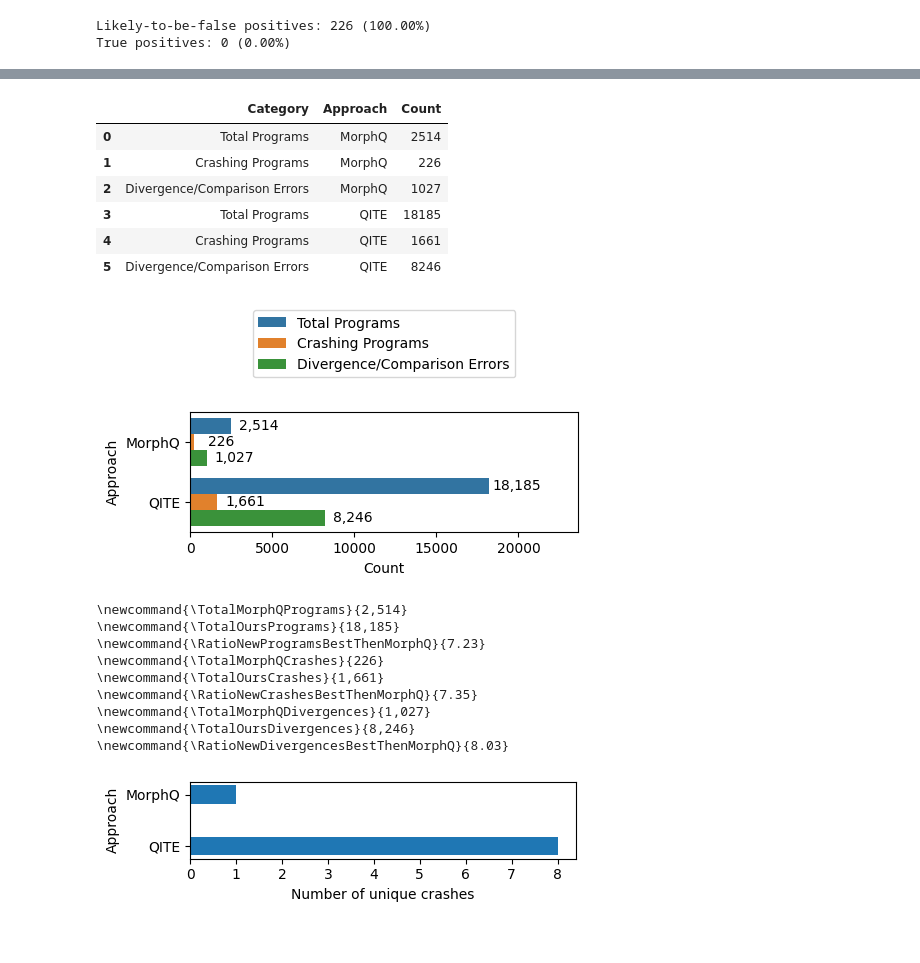
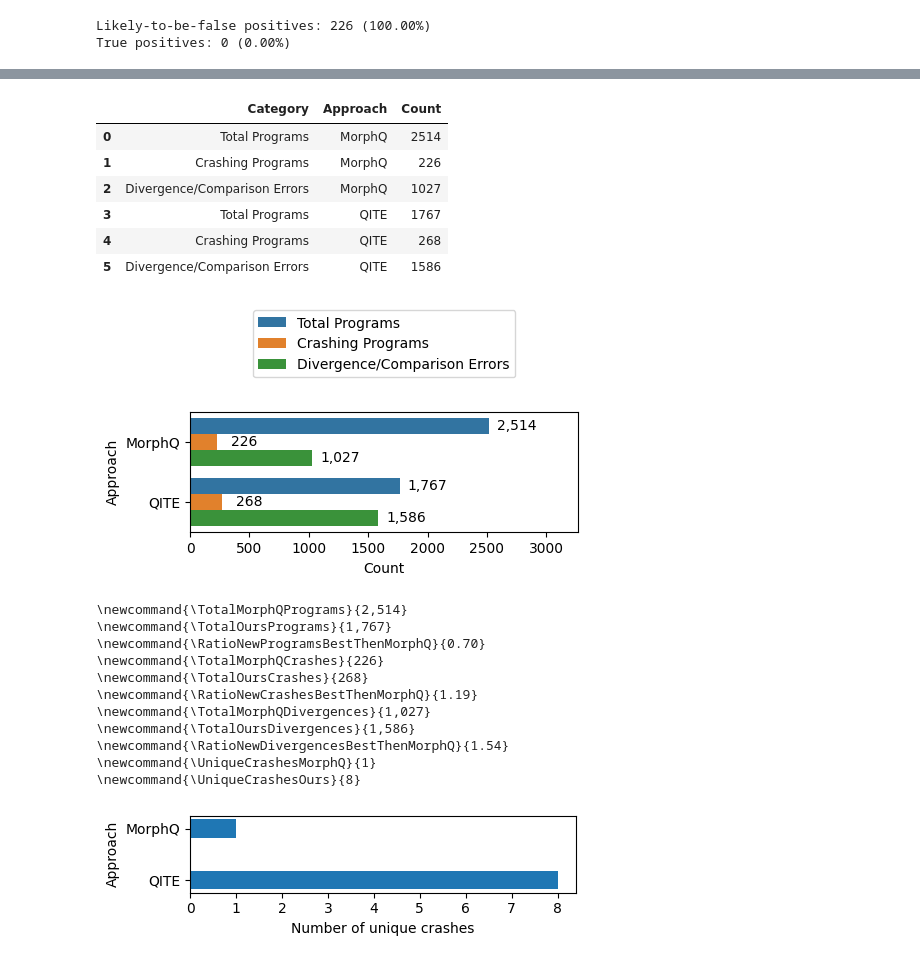
Before and after one commit to sola-st/qite-quantum-platform-testing, a Jupyter notebook: notebooks/023_Coverage.ipynb, the cells around one changed output, grey strips where cells are left out. Drawn from its saved outputs; the diff is of its cells as text; code cells hidden in the pictures.

```diff
--- a/notebooks/023_Coverage.ipynb
+++ b/notebooks/023_Coverage.ipynb
@@ -44,7 +44,8 @@ pennylane: 0.40.0
 pytket: 1.33.1
 bqskit: 1.2.0
 # %%
-BASE_PATH = "../program_bank/v036/2025_02_19__18_53"  # 1h - 1000 - 10 rounds
+BASE_PATH = "../program_bank/v037/2025_02_20__23_37"  # 1h - bqskit
+# BASE_PATH = "../program_bank/v036/2025_02_19__18_53"  # 1h - 1000 - 10 rounds
 
 # BASE_PATH = "../program_bank/v036/2025_02_19__17_10"  # 1000 programs + rounds + coverage
 # BASE_PATH = "../program_bank/v036/2025_02_19__14_12/"  # 1000 programs + rounds
@@ -55,7 +56,7 @@ COVERAGE_PATH = os.path.join(BASE_PATH, "coverage.xml")
 
 platforms = [
     'qiskit', 'pennylane', 'pytket',
-    # 'bqskit'
+    'bqskit'
 ]
 # %% [markdown]
 ## Coverage
@@ -511,0 +519,10 @@ df_program_metadata.head()
+# %%
+# get the programs for each round, get output_qasm field
+df_qasm_and_round = df_program_metadata[['round', 'output_qasm']]
+# read file content
+df_qasm_and_round['qasm_content'] = df_qasm_and_round['output_qasm'].apply(
+    lambda x: Path(os.path.join("..", x)).read_text())
+# read sequence of gates
+
+
+df_qasm_and_round.head()
@@ -511,0 +616,8 @@ df_program_metadata.head()
+# %%
+df_qasm_and_round['subcircuits'] = df_qasm_and_round['qasm_content'].progress_apply(
+    extract_subcircuits)
+df_qasm_and_round['num_subcircuits'] = df_qasm_and_round['subcircuits'].apply(
+    len)
+# df_qasm_and_round['subcircuit_instructions'] = df_qasm_and_round['subcircuits'].apply(
+#     lambda subcircuits: [extract_instruction_names(subcircuit) for subcircuit in subcircuits])
+df_qasm_and_round.head()
@@ -986,9 +1200,9 @@ df_combined
 | 0 | Total Programs | MorphQ | 2514 |
 | 1 | Crashing Programs | MorphQ | 226 |
 | 2 | Divergence/Comparison Errors | MorphQ | 1027 |
-| 3 | Total Programs | QITE | 18185 |
-| 4 | Crashing Programs | QITE | 1661 |
-| 5 | Divergence/Comparison Errors | QITE | 8246 |
+| 3 | Total Programs | QITE | 1767 |
+| 4 | Crashing Programs | QITE | 268 |
+| 5 | Divergence/Comparison Errors | QITE | 1586 |
 # %%
 import seaborn as sns
 import matplotlib.pyplot as plt
@@ -1020,44 +1234,52 @@ ax.set_xlabel('Count')
 # Place the legend on the top center
 ax.legend(
     loc='upper center', bbox_to_anchor=(0.5, 1.9), ncol=1)
 
 # Display the plot
 plt.tight_layout(pad=1)
 plt.show()
 output_path = os.path.join(
-    "images", "comparison_morphq_total_crashing_divergences.pdf")
+    "images", "comparison_morphq_total_crashing_divergences_bqskit.pdf")
 fig.savefig(output_path, bbox_inches='tight')
 
 print("\\newcommand{\\TotalMorphQPrograms}{"+f"{n_morphq_programs:,.0f}"+"}")
 print("\\newcommand{\\TotalOursPrograms}{"+f"{n_programs:,.0f}"+"}")
 ratio_new_programs = n_programs / n_morphq_programs
 print("\\newcommand{\\RatioNewProgramsBestThenMorphQ}{" +
       f"{ratio_new_programs:.2f}" + "}")
 
 print("\\newcommand{\\TotalMorphQCrashes}{"+f"{n_morphq_crashes:,.0f}"+"}")
 print("\\newcommand{\\TotalOursCrashes}{"+f"{n_crash_errors:,.0f}"+"}")
 ratio_new_crashes = n_crash_errors / n_morphq_crashes
 print("\\newcommand{\\RatioNewCrashesBestThenMorphQ}{" +
       f"{ratio_new_crashes:.2f}" + "}")
 
 print("\\newcommand{\\TotalMorphQDivergences}{" +
       f"{n_morphq_divergences:,.0f}" + "}")
 print(
     "\\newcommand{\\TotalOursDivergences}{"+f"{n_comparisons_errors:,.0f}"+"}")
 ratio_new_divergences = n_comparisons_errors / n_morphq_divergences
 print("\\newcommand{\\RatioNewDivergencesBestThenMorphQ}{" +
       f"{ratio_new_divergences:.2f}" + "}")
+
+
+print("\\newcommand{\\UniqueCrashesMorphQ}{" +
+      f"{n_unique_crashes_morphq:,.0f}" + "}")
+print("\\newcommand{\\UniqueCrashesOurs}{"+f"{n_unique_crashes:,.0f}"+"}")
+ratio_unique_crashes = n_unique_crashes / n_unique_crashes_morphq
 # %% [output]
-[figure, old version]
+[figure, new version]
 \newcommand{\TotalMorphQPrograms}{2,514}
-\newcommand{\TotalOursPrograms}{18,185}
-\newcommand{\RatioNewProgramsBestThenMorphQ}{7.23}
+\newcommand{\TotalOursPrograms}{1,767}
+\newcommand{\RatioNewProgramsBestThenMorphQ}{0.70}
 \newcommand{\TotalMorphQCrashes}{226}
-\newcommand{\TotalOursCrashes}{1,661}
-\newcommand{\RatioNewCrashesBestThenMorphQ}{7.35}
+\newcommand{\TotalOursCrashes}{268}
+\newcommand{\RatioNewCrashesBestThenMorphQ}{1.19}
 \newcommand{\TotalMorphQDivergences}{1,027}
-\newcommand{\TotalOursDivergences}{8,246}
-\newcommand{\RatioNewDivergencesBestThenMorphQ}{8.03}
+\newcommand{\TotalOursDivergences}{1,586}
+\newcommand{\RatioNewDivergencesBestThenMorphQ}{1.54}
+\newcommand{\UniqueCrashesMorphQ}{1}
+\newcommand{\UniqueCrashesOurs}{8}
 # %%
 
 # Plotting the fourth bar chart
```
Also changed, not shown: parts of 23 cells of this notebook, 7 other files.
